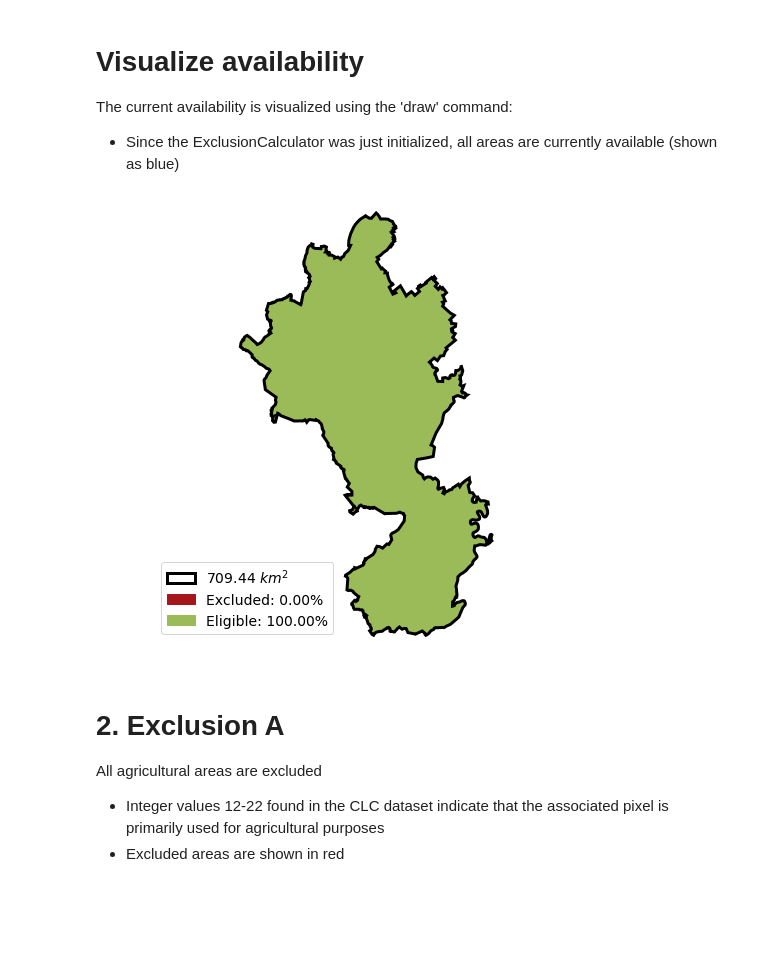
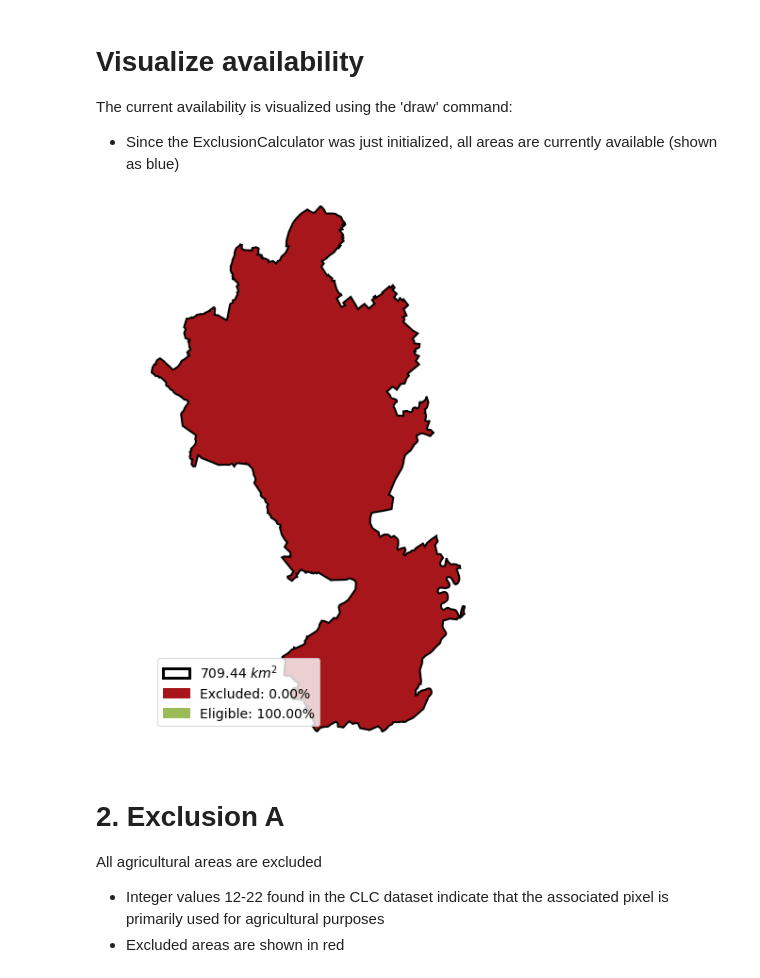
Before and after one commit to FZJ-IEK3-VSA/glaes, a Jupyter notebook: Examples/00_basic_workflow.ipynb, the cells around one changed output. Cells and saved outputs as stored; diff of their text form; code cells hidden in the pictures; blank space fills up the shorter version.

```diff
--- a/Examples/00_basic_workflow.ipynb
+++ b/Examples/00_basic_workflow.ipynb
@@ -41,11 +42,19 @@ ec = gl.ExclusionCalculator(regionPath, srs=3035, pixelSize=100)
 The current availability is visualized using the 'draw' command:
 
 * Since the ExclusionCalculator was just initialized, all areas are currently available (shown as blue)
-# %%
-# Visualize avilability
-ec.draw()
-# %% [output]
-[figure, removed]
+# %%
+# Visualize avilability
+
+"""
+NOTE! As you can see, the image below shows 0% availability, even though it should start at 100%. This is due to a
+known bug regarding the plotting functions. In reality, the availablity matrix is actually at 100%, as indicated
+in the legend. For now...pretend you see green...
+"""
+
+ec.draw()
+plt.show()
+# %% [output]
+[figure, added]
 # %% [markdown]
 # 2. Exclusion A
 
```
Also changed, not shown: parts of 7 cells of this notebook.
